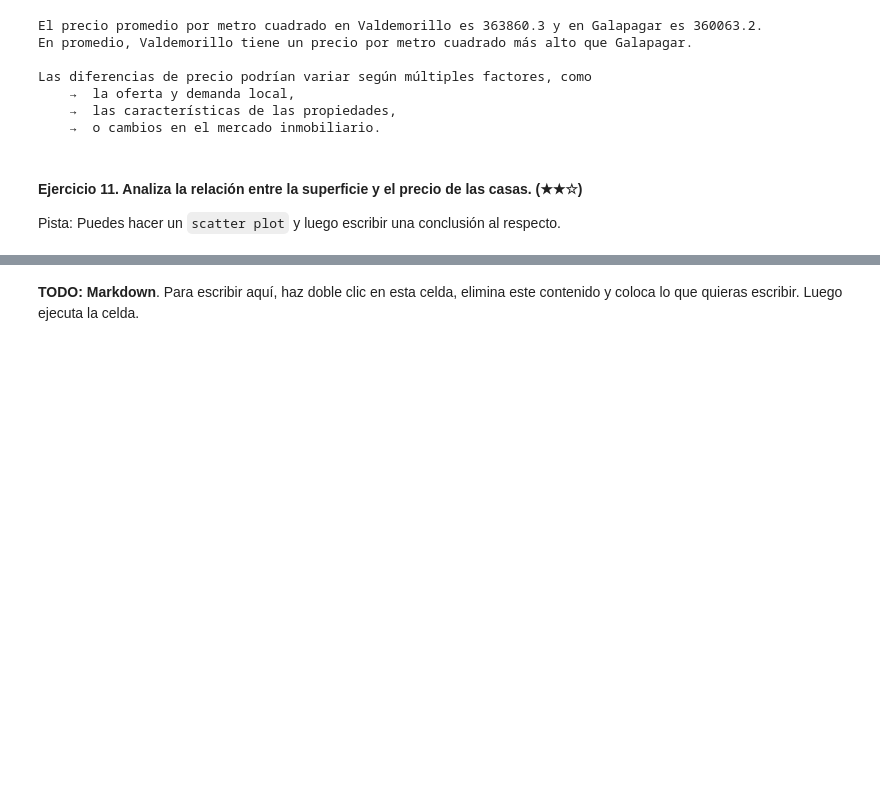
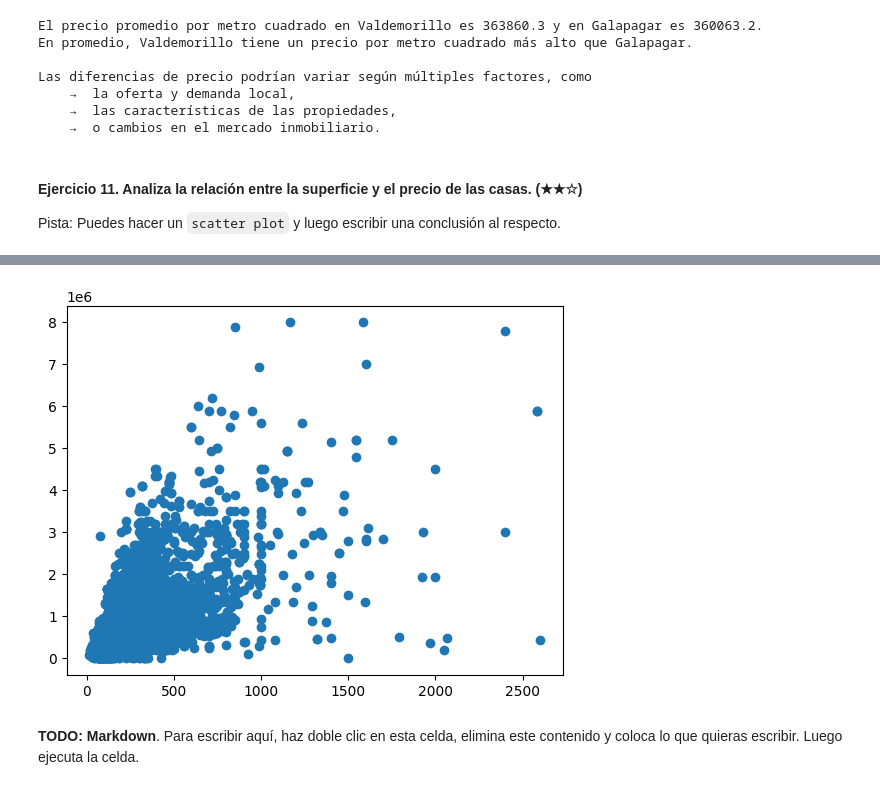
Before and after one commit to mvlarra/realestate-datacleanup-exercise, a Jupyter notebook: Prework_project.es_VL.ipynb, the cells around one changed output, grey strips where cells are left out. Saved outputs shown, nothing was run; the diff lists cells and outputs as text; code cells hidden in the pictures; blank space fills up the shorter version.

```diff
--- a/Prework_project.es_VL.ipynb
+++ b/Prework_project.es_VL.ipynb
@@ -626,5 +630,33 @@ Pista: Puedes hacer un `scatter plot` y luego escribir una conclusión al respec
 # %%
-# TODO: Código
+# Filtrar propiedades con superficie menor a 3000 metros cuadrados y graficar la relación entre superficie y precio
+filter = df[df['surface'] < 3000]  # Filtrar las propiedades con superficie menor a 3000 m²
+
+# Crear un gráfico de dispersión (scatter plot) de superficie frente a precio
+plt.scatter(filter['surface'], filter['price'])
+
+# Mostrar el gráfico
+plt.show()
+
+# ▶ Explicación por Pasos de Ejecución en el flujo del código ◀:
+
+#   ◯ df[df['surface'] < 3000]
+#       → df['surface'] < 3000 crea una condición booleana que selecciona solo las filas donde la columna 'surface' (superficie)
+#         es menor a 3000 metros cuadrados.
+#       → Esto filtra el DataFrame para obtener solo las propiedades con superficie inferior a 3000 m².
+#       → El resultado se guarda en el DataFrame 'filter'.
+
+#   ◯ plt.scatter(filter['surface'], filter['price'])
+#       → plt.scatter(...) crea un gráfico de dispersión, donde:
+#           - El eje X (horizontal) representa la superficie de las propiedades (columna 'surface').
+#           - El eje Y (vertical) representa el precio de las propiedades (columna 'price').
+#       → Cada punto en el gráfico representa una propiedad filtrada, con su superficie en el eje X y su precio en el eje Y.
+#       → Este gráfico permite visualizar cómo se distribuyen los precios según las superficies de las propiedades.
+
+#   ◯ plt.show()
+#       → plt.show() muestra el gráfico generado en una ventana de visualización.
+#       → Esto permite ver la relación entre superficie y precio para las propiedades filtradas (con superficie menor a 3000 m²).
+# %% [output]
+[figure, added]
 # %% [markdown]
 **TODO: Markdown**. Para escribir aquí, haz doble clic en esta celda, elimina este contenido y coloca lo que quieras escribir. Luego ejecuta la celda.
 # %% [markdown]
```
Also changed, not shown: parts of 1 cell of this notebook.
